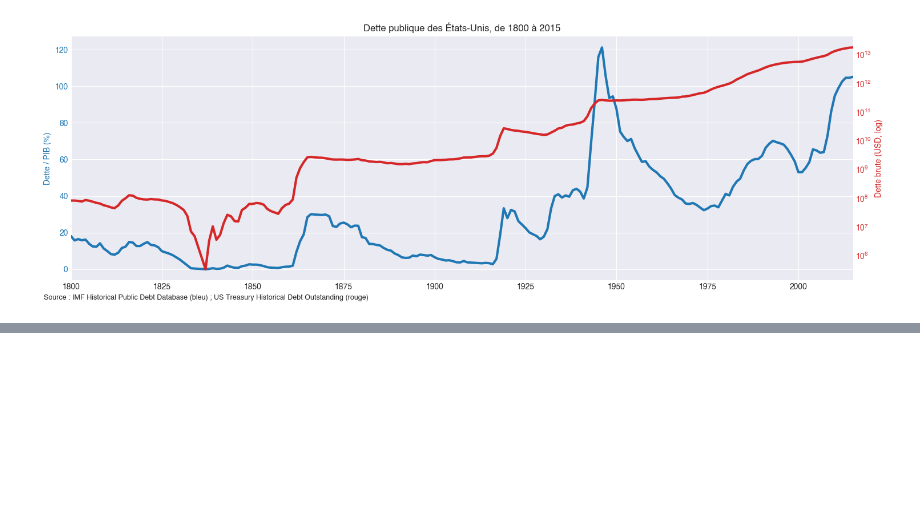
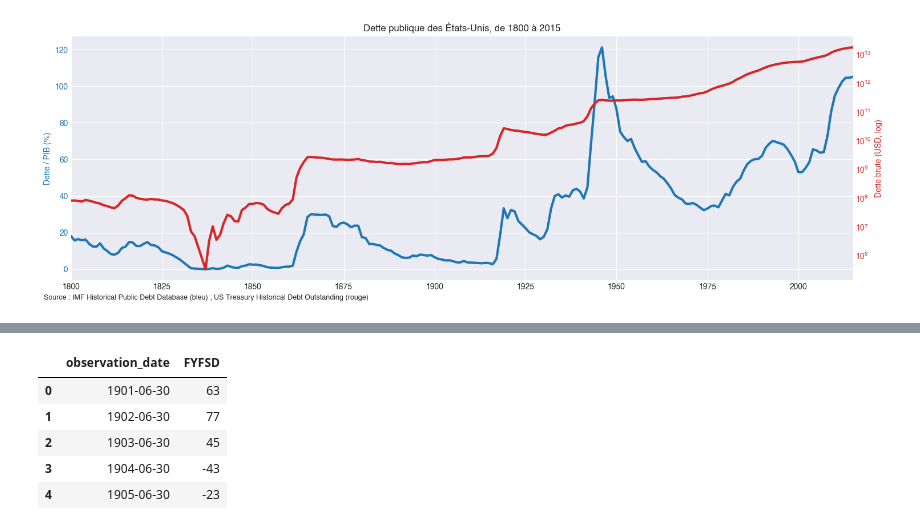
Before and after one commit to miche-quiche/OikopediaCharts, a Jupyter notebook: TreasuryMarketFofData.ipynb, the cells around one changed output, grey strips where cells are left out. Cells and saved outputs as stored; diff of their text form; code cells hidden in the pictures; blank space fills up the shorter version.

```diff
--- a/TreasuryMarketFofData.ipynb
+++ b/TreasuryMarketFofData.ipynb
@@ -286,0 +309,9 @@ plt.show()
+# %%
+df.head()
+# %% [output]
+|  | observation_date | FYFSD |
+| 0 | 1901-06-30 | 63 |
+| 1 | 1902-06-30 | 77 |
+| 2 | 1903-06-30 | 45 |
+| 3 | 1904-06-30 | -43 |
+| 4 | 1905-06-30 | -23 |
```
Also changed, not shown: parts of 1 cell of this notebook.
